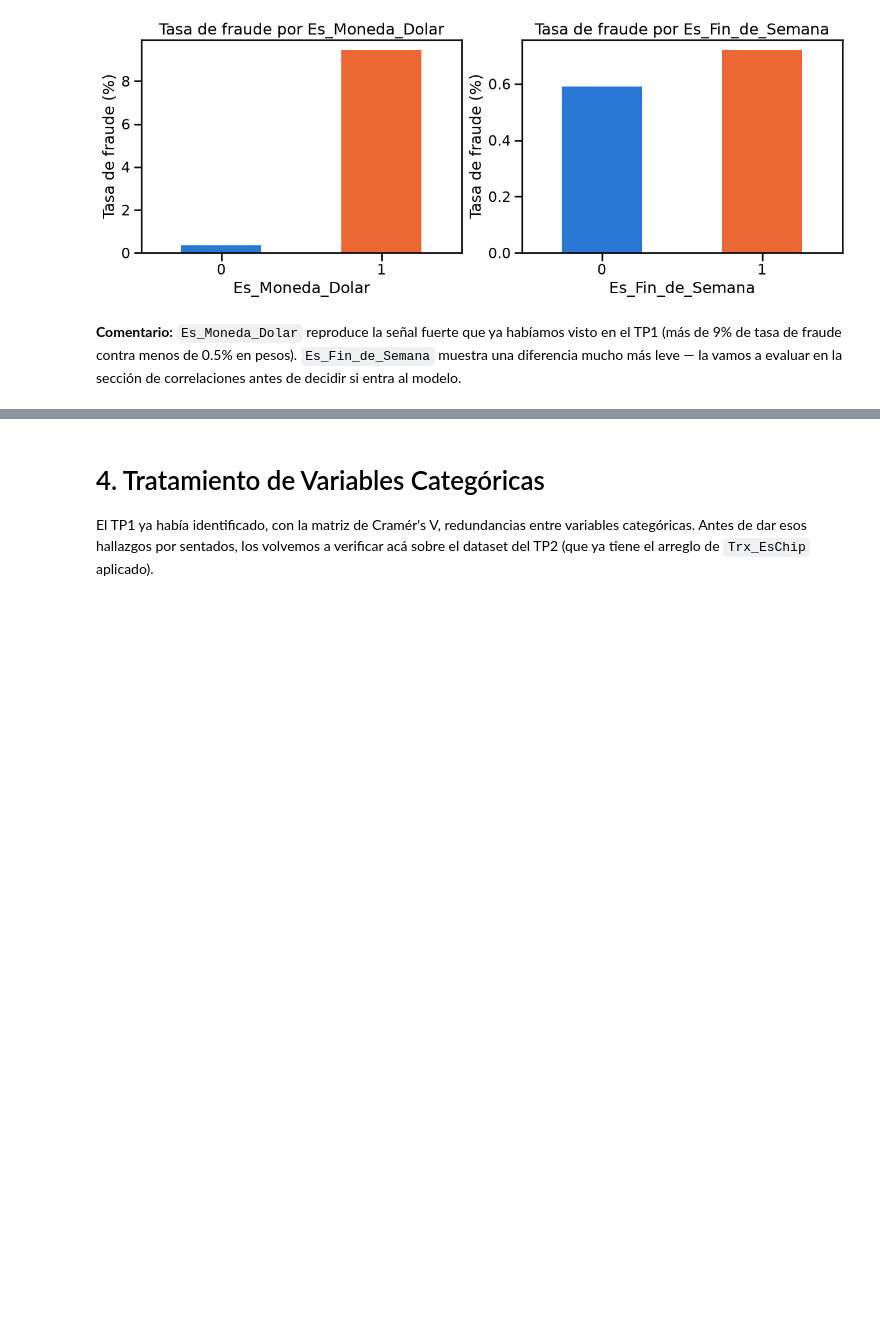
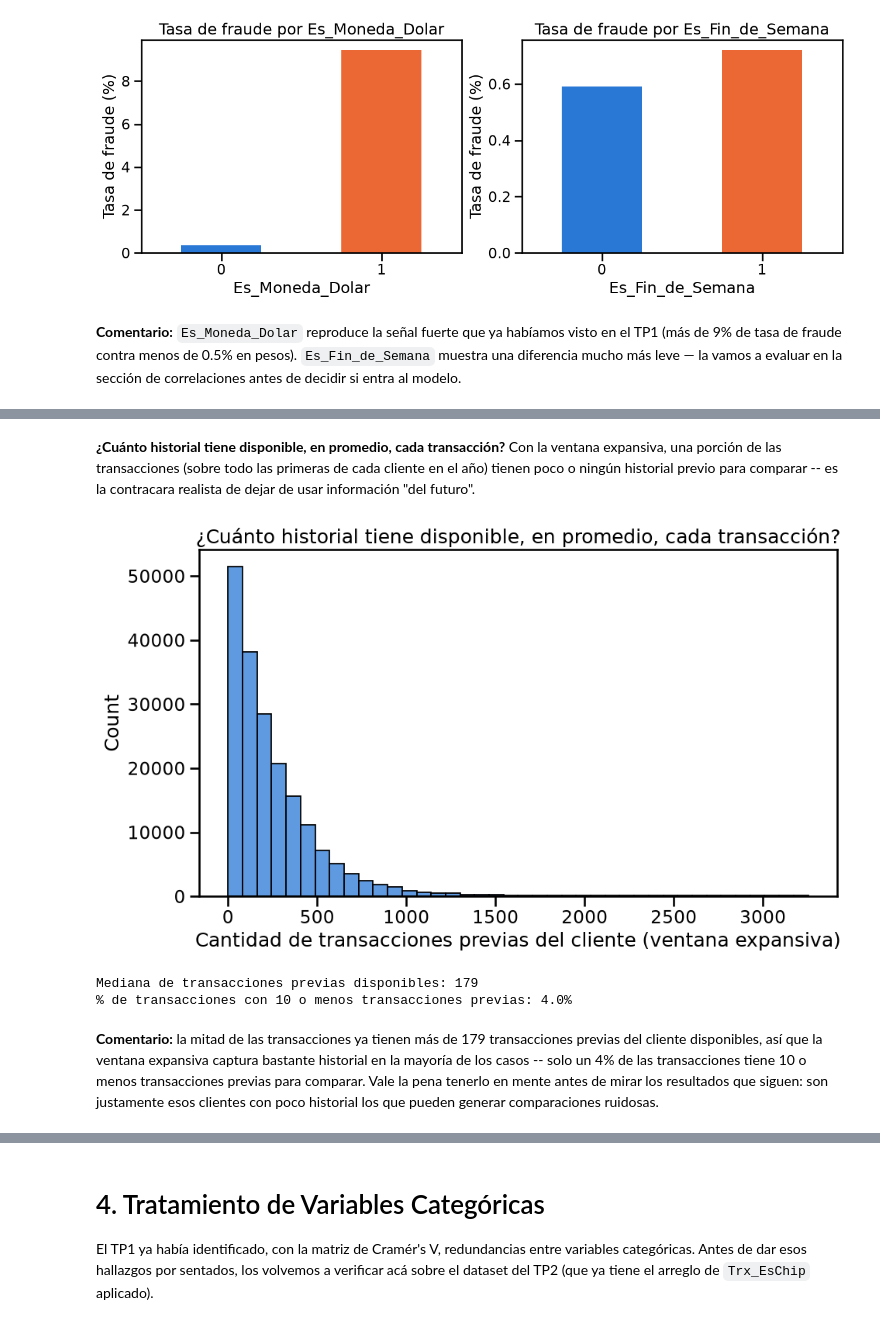
Before and after one commit to maurip3113/deteccion-fraude-mentoria, a Jupyter notebook: TP2_Curacion_Datos.ipynb, the cells around one changed output, grey strips where cells are left out. Drawn from its saved outputs; the diff is of its cells as text; code cells hidden in the pictures; blank space fills up the shorter version.

```diff
--- a/TP2_Curacion_Datos.ipynb
+++ b/TP2_Curacion_Datos.ipynb
@@ -332,0 +263,28 @@ Es_Fraude
+# %%
+grp = df.groupby('Cliente_Id')['Trx_Importe']
+
+# Cantidad de transacciones ANTERIORES (la primera transacción de cada cliente arranca en 0)
+df['Cliente_Trx_Count'] = df.groupby('Cliente_Id').cumcount()
+
+# Promedio y desvío estándar calculados solo con transacciones anteriores (shift(1) excluye la actual)
+df['Cliente_Importe_Promedio'] = grp.transform(lambda s: s.expanding().mean().shift(1))
+df['Cliente_Importe_Std'] = grp.transform(lambda s: s.expanding().std().shift(1))
+
+# La 1ra transacción de cada cliente no tiene promedio anterior (NaN); la 1ra y 2da no tienen
+# desvío anterior definido (hace falta al menos 2 transacciones previas para tener variabilidad).
+# Sin punto de referencia, no hay evidencia de anomalía posible -- completamos con 0.
+df['Cliente_Importe_Promedio'] = df['Cliente_Importe_Promedio'].fillna(df['Trx_Importe'])
+df['Cliente_Importe_Std'] = df['Cliente_Importe_Std'].fillna(0)
+
+df['Desvio_Importe_Cliente'] = np.where(
+    df['Cliente_Importe_Std'] > 0,
+    (df['Trx_Importe'] - df['Cliente_Importe_Promedio']) / df['Cliente_Importe_Std'],
+    0
+)
+# Nos interesa tanto gastar mucho MÁS como mucho MENOS de lo habitual -- ambos son anómalos
+# respecto del propio patrón del cliente. Por eso trabajamos también con el valor absoluto.
+df['Desvio_Importe_Cliente_Abs'] = df['Desvio_Importe_Cliente'].abs()
+
+print("Transacciones con 0 historial previo (primera del cliente):", (df['Cliente_Trx_Count']==0).sum())
+print("Transacciones con desvío no definible (0 o 1 transacción previa):", (df['Cliente_Importe_Std']==0).sum())
+df[['Cliente_Id', 'Trx_Timestamp', 'Trx_Importe', 'Cliente_Trx_Count', 'Cliente_Importe_Promedio', 'Desvio_Importe_Cliente_Abs']].head(8)
@@ -332,0 +303,18 @@ Es_Fraude
+# %% [markdown]
+**¿Cuánto historial tiene disponible, en promedio, cada transacción?** Con la ventana expansiva, una porción de las transacciones (sobre todo las primeras de cada cliente en el año) tienen poco o ningún historial previo para comparar -- es la contracara realista de dejar de usar información "del futuro".
+# %%
+fig, ax = plt.subplots(figsize=(10, 6))
+sns.histplot(df['Cliente_Trx_Count'], bins=40, color=COLOR_AZUL, ax=ax)
+ax.set_xlabel('Cantidad de transacciones previas del cliente (ventana expansiva)')
+ax.set_title('¿Cuánto historial tiene disponible, en promedio, cada transacción?')
+plt.tight_layout()
+plt.show()
+
+print(f"Mediana de transacciones previas disponibles: {df['Cliente_Trx_Count'].median():.0f}")
+print(f"% de transacciones con 10 o menos transacciones previas: {(df['Cliente_Trx_Count'] <= 10).mean()*100:.1f}%")
+# %% [output]
+[figure, added]
+Mediana de transacciones previas disponibles: 179
+% de transacciones con 10 o menos transacciones previas: 4.0%
+# %% [markdown]
+**Comentario:** la mitad de las transacciones ya tienen más de 179 transacciones previas del cliente disponibles, así que la ventana expansiva captura bastante historial en la mayoría de los casos -- solo un 4% de las transacciones tiene 10 o menos transacciones previas para comparar. Vale la pena tenerlo en mente antes de mirar los resultados que siguen: son justamente esos clientes con poco historial los que pueden generar comparaciones ruidosas.
```
Also changed, not shown: parts of 17 cells of this notebook, 4 other files.
